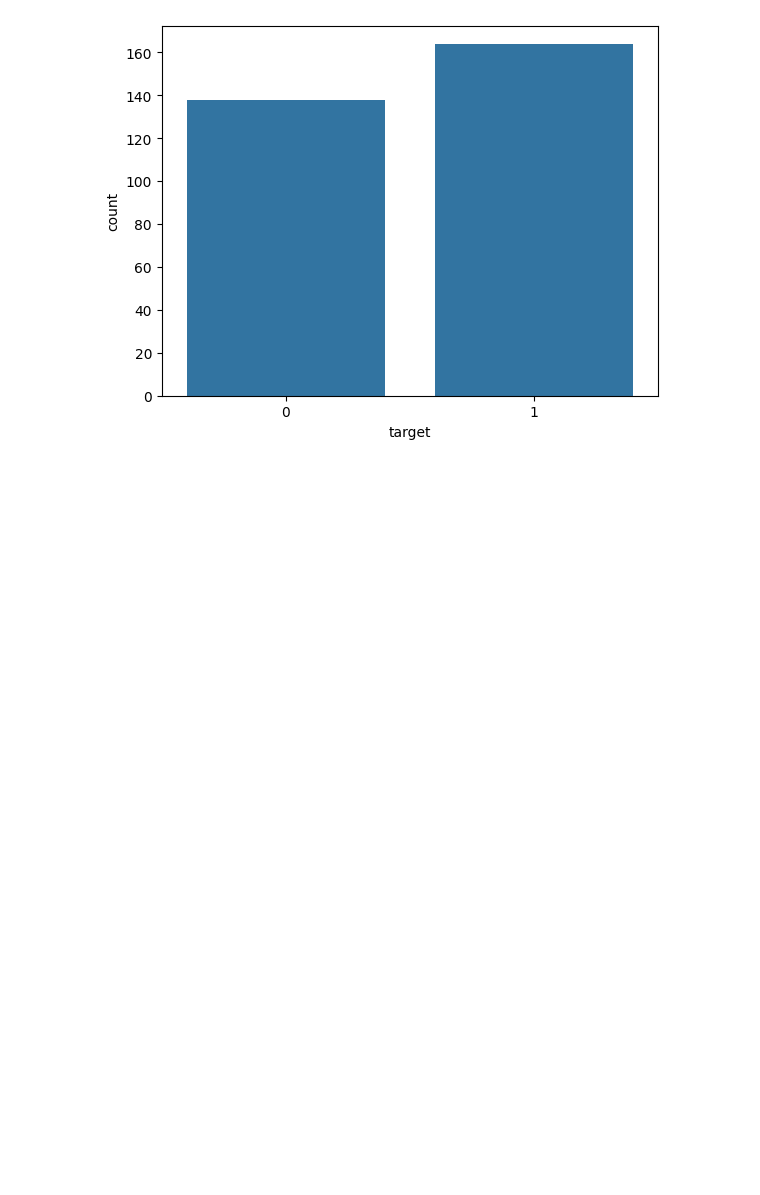
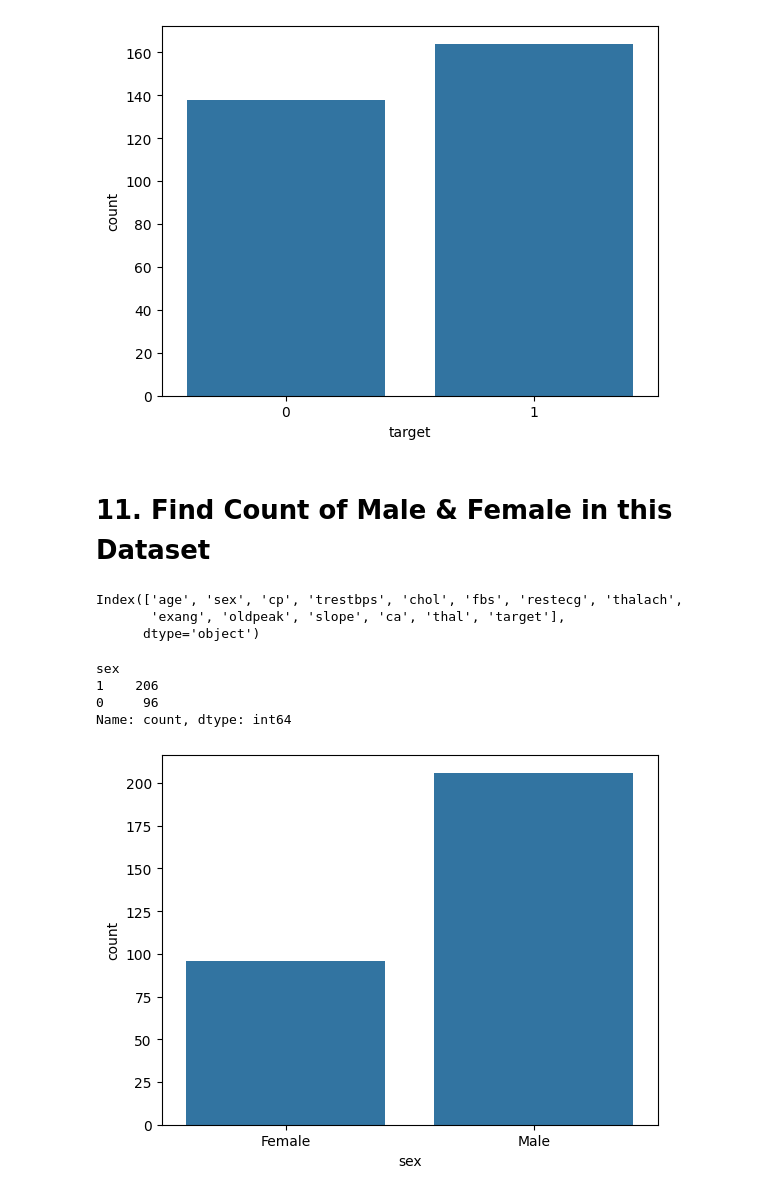
Before and after one commit to niharikaathakur/Heart-Lens, a Jupyter notebook: Heart_Disease_Analysis.ipynb, the cells around one changed output. Cells and saved outputs as stored; diff of their text form; code cells hidden in the pictures; blank space fills up the shorter version.

```diff
--- a/Heart_Disease_Analysis.ipynb
+++ b/Heart_Disease_Analysis.ipynb
@@ -149,3 +149,24 @@ sns.countplot(data,x='target')
 # %% [output]
 <Axes: xlabel='target', ylabel='count'>
 [figure]
+# %% [markdown]
+# 11. Find Count of  Male & Female in this Dataset
+# %%
+data.columns
+# %% [output]
+Index(['age', 'sex', 'cp', 'trestbps', 'chol', 'fbs', 'restecg', 'thalach',
+       'exang', 'oldpeak', 'slope', 'ca', 'thal', 'target'],
+      dtype='object')
+# %%
+data['sex'].value_counts()
+# %% [output]
+sex
+1    206
+0     96
+Name: count, dtype: int64
+# %%
+sns.countplot(data,x='sex')
+plt.xticks([0,1],['Female','Male'])
+plt.show()
+# %% [output]
+[figure, added]
```
Also changed, not shown: parts of 22 cells of this notebook.
